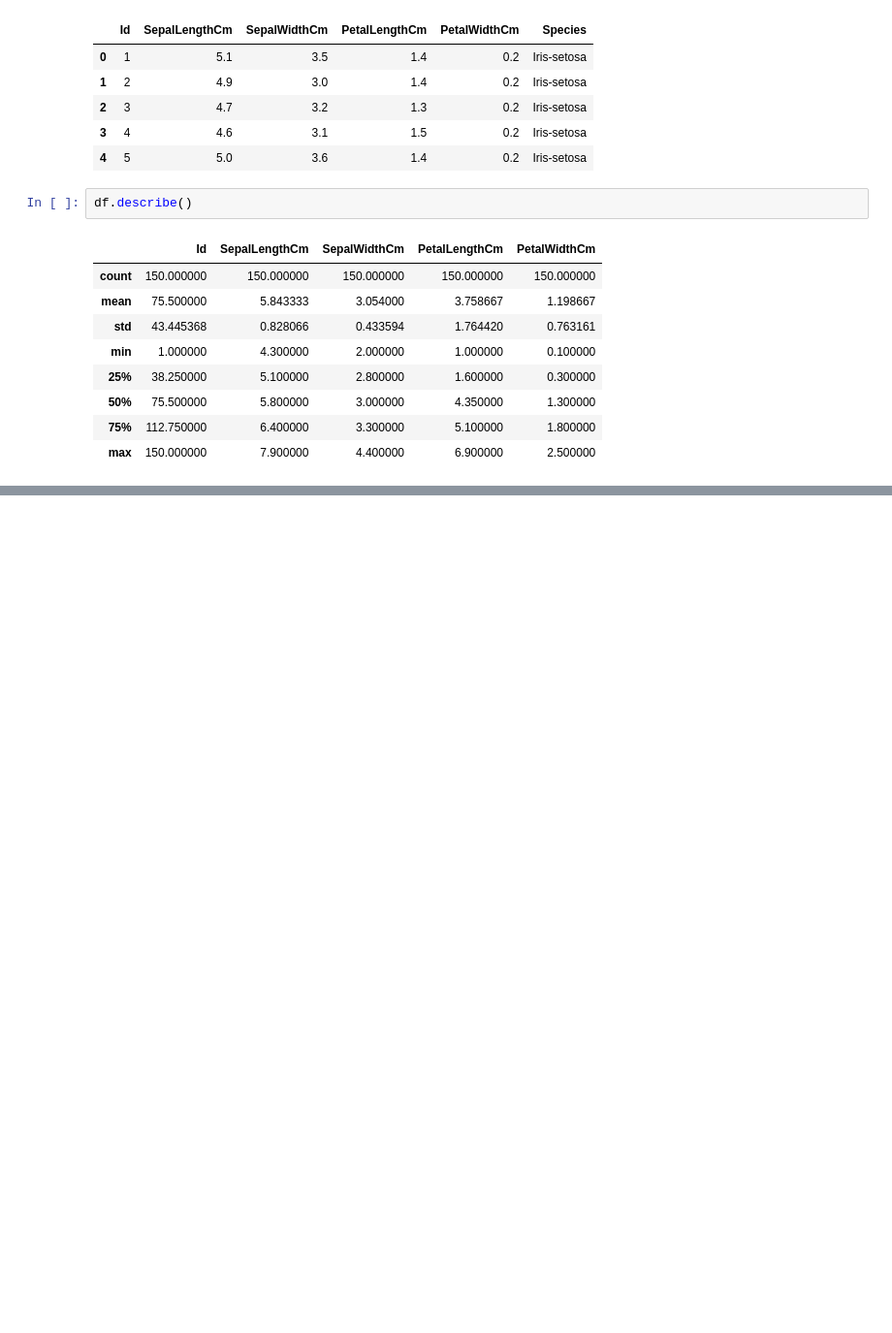
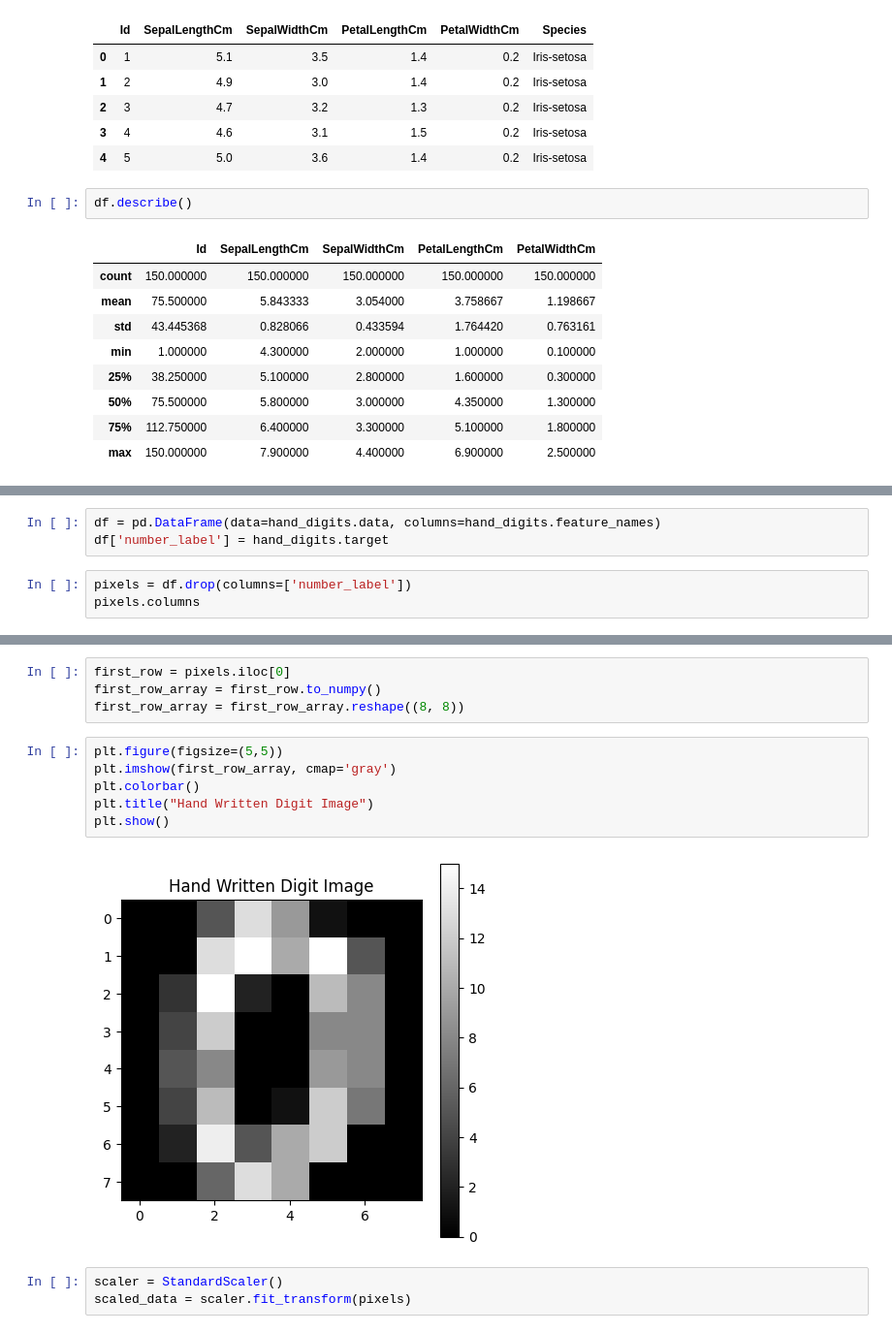
Before and after one commit to Muhammed-Owais01/PAILabFall2024, a Jupyter notebook: Lab12/k230047_12.ipynb, the cells around one changed output, grey strips where cells are left out. Shown at 97% size. Cells and saved outputs as stored; diff of their text form; blank space fills up the shorter version.

```diff
--- a/Lab12/k230047_12.ipynb
+++ b/Lab12/k230047_12.ipynb
@@ -45,0 +90,6 @@ pd.DataFrame(data_scaled).describe()
+# %%
+df = pd.DataFrame(data=hand_digits.data, columns=hand_digits.feature_names)
+df['number_label'] = hand_digits.target
+# %%
+pixels = df.drop(columns=['number_label'])
+pixels.columns
@@ -45,0 +111,15 @@ pd.DataFrame(data_scaled).describe()
+# %%
+first_row = pixels.iloc[0]
+first_row_array = first_row.to_numpy()
+first_row_array = first_row_array.reshape((8, 8))
+# %%
+plt.figure(figsize=(5,5))
+plt.imshow(first_row_array, cmap='gray')
+plt.colorbar()
+plt.title("Hand Written Digit Image")
+plt.show()
+# %% [output]
+[figure, added]
+# %%
+scaler = StandardScaler()
+scaled_data = scaler.fit_transform(pixels)
```
Also changed, not shown: parts of 10 cells of this notebook.
